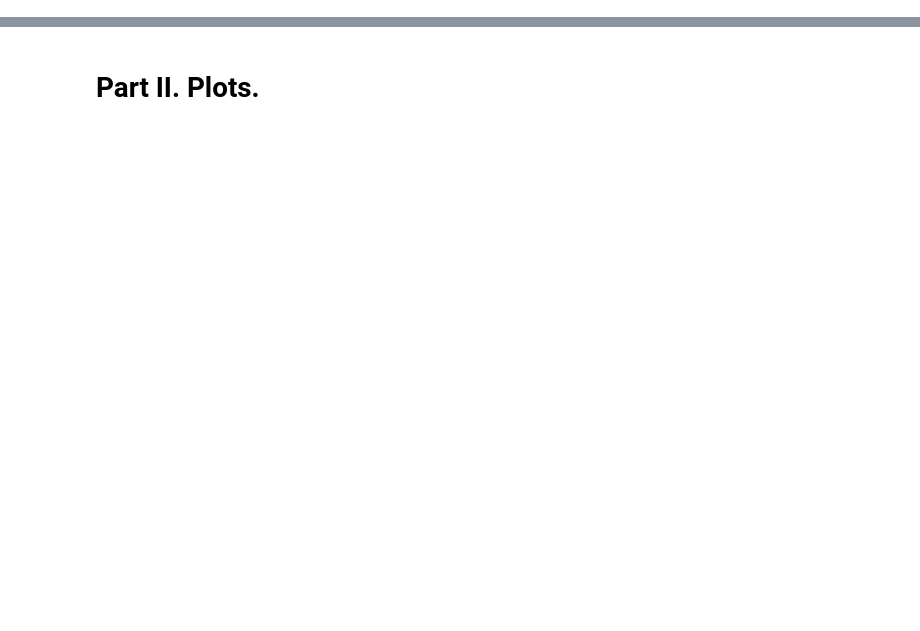
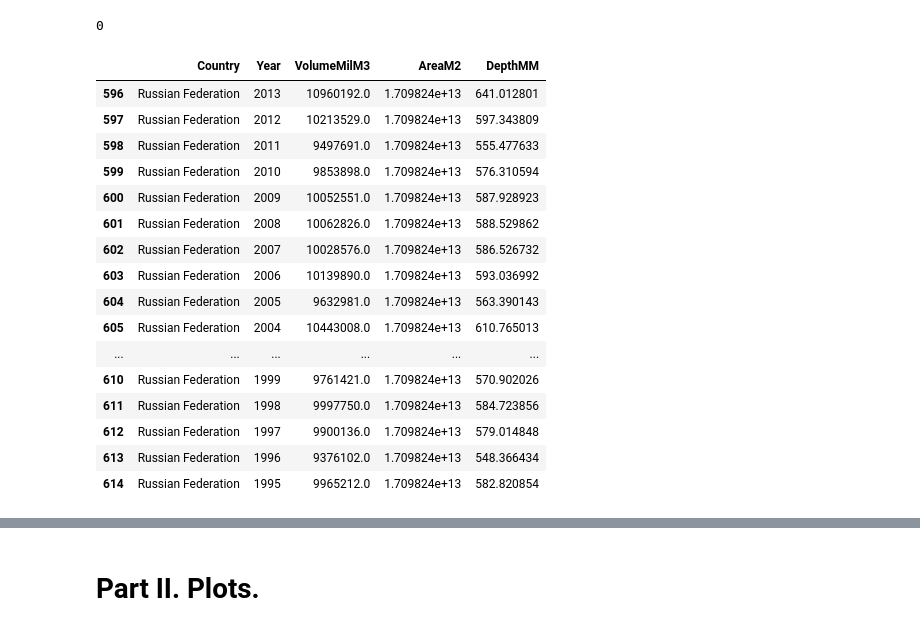
Before and after one commit to andreyboytsov/luxembourg-weather, a Jupyter notebook: Drafts.ipynb, the cells around one changed output, grey strips where cells are left out. Saved outputs shown, nothing was run; the diff lists cells and outputs as text; code cells hidden in the pictures; blank space fills up the shorter version.

```diff
--- a/Drafts.ipynb
+++ b/Drafts.ipynb
@@ -85,0 +87,24 @@ plt.barh(sorted_fao["Country"], sorted_fao["Precipitation mm per year"])
+# %%
+from bs4 import BeautifulSoup
+
+country_areas_url = "http://en.wikipedia.org/wiki/List_of_European_countries_by_area"
+country_areas_result = requests.get(country_areas_url)
+
+rename_columns = {"Total area (km\\xc2\\xb2)\\n":"AreaKM2", "State\\n":"Country"}
+ca_bs = BeautifulSoup(str(country_areas_result.content), 'html.parser')
+country_areas_ds = (pd.read_html(str(ca_bs.find('table', {'class' : 'wikitable'})))[0][rename_columns.keys()]
+                      .rename(rename_columns, axis=1))
+
+for c in country_areas_ds.columns:
+    country_areas_ds[c] = country_areas_ds[c].apply(lambda x: x[:-3] if "*" in x else x[:-2])
+
+country_areas_ds["AreaM2"] = country_areas_ds["AreaKM2"].apply(lambda x: float(x.replace(',',''))*(10**6))
+country_areas_ds = country_areas_ds.drop("AreaKM2", axis=1)
+country_areas_ds.loc[country_areas_ds["Country"] == "Moldova", "Country"] = "Republic of Moldova"
+country_areas_ds.loc[country_areas_ds["Country"] == "Russia", "AreaM2"] = 17098242*10**6
+# Have to use the entire area, not just European part
+country_areas_ds.loc[country_areas_ds["Country"] == "Russia", "Country"] = "Russian Federation"
+# It strongly looks like the total volume of Cyprus is counted without the rainfall on Northern Cyprus
+#
+country_areas_ds.loc[country_areas_ds["Country"] == "Cyprus", "AreaM2"] -= 3355000000
+country_areas_ds
@@ -85,0 +179,24 @@ plt.barh(sorted_fao["Country"], sorted_fao["Precipitation mm per year"])
+# %%
+np.sum(un_depth_estimation["DepthMM"].isna())
+# %% [output]
+0
+# %%
+un_depth_estimation[un_depth_estimation["Country"] == 'Russian Federation']
+# %% [output]
+|  | Country | Year | VolumeMilM3 | AreaM2 | DepthMM |
+| 596 | Russian Federation | 2013 | 10960192.0 | 1.709824e+13 | 641.012801 |
+| 597 | Russian Federation | 2012 | 10213529.0 | 1.709824e+13 | 597.343809 |
+| 598 | Russian Federation | 2011 | 9497691.0 | 1.709824e+13 | 555.477633 |
+| 599 | Russian Federation | 2010 | 9853898.0 | 1.709824e+13 | 576.310594 |
+| 600 | Russian Federation | 2009 | 10052551.0 | 1.709824e+13 | 587.928923 |
+| 601 | Russian Federation | 2008 | 10062826.0 | 1.709824e+13 | 588.529862 |
+| 602 | Russian Federation | 2007 | 10028576.0 | 1.709824e+13 | 586.526732 |
+| 603 | Russian Federation | 2006 | 10139890.0 | 1.709824e+13 | 593.036992 |
+| 604 | Russian Federation | 2005 | 9632981.0 | 1.709824e+13 | 563.390143 |
+| 605 | Russian Federation | 2004 | 10443008.0 | 1.709824e+13 | 610.765013 |
+| ... | ... | ... | ... | ... | ... |
+| 610 | Russian Federation | 1999 | 9761421.0 | 1.709824e+13 | 570.902026 |
+| 611 | Russian Federation | 1998 | 9997750.0 | 1.709824e+13 | 584.723856 |
+| 612 | Russian Federation | 1997 | 9900136.0 | 1.709824e+13 | 579.014848 |
+| 613 | Russian Federation | 1996 | 9376102.0 | 1.709824e+13 | 548.366434 |
+| 614 | Russian Federation | 1995 | 9965212.0 | 1.709824e+13 | 582.820854 |
```
Also changed, not shown: parts of 19 cells of this notebook, 5 other files.
